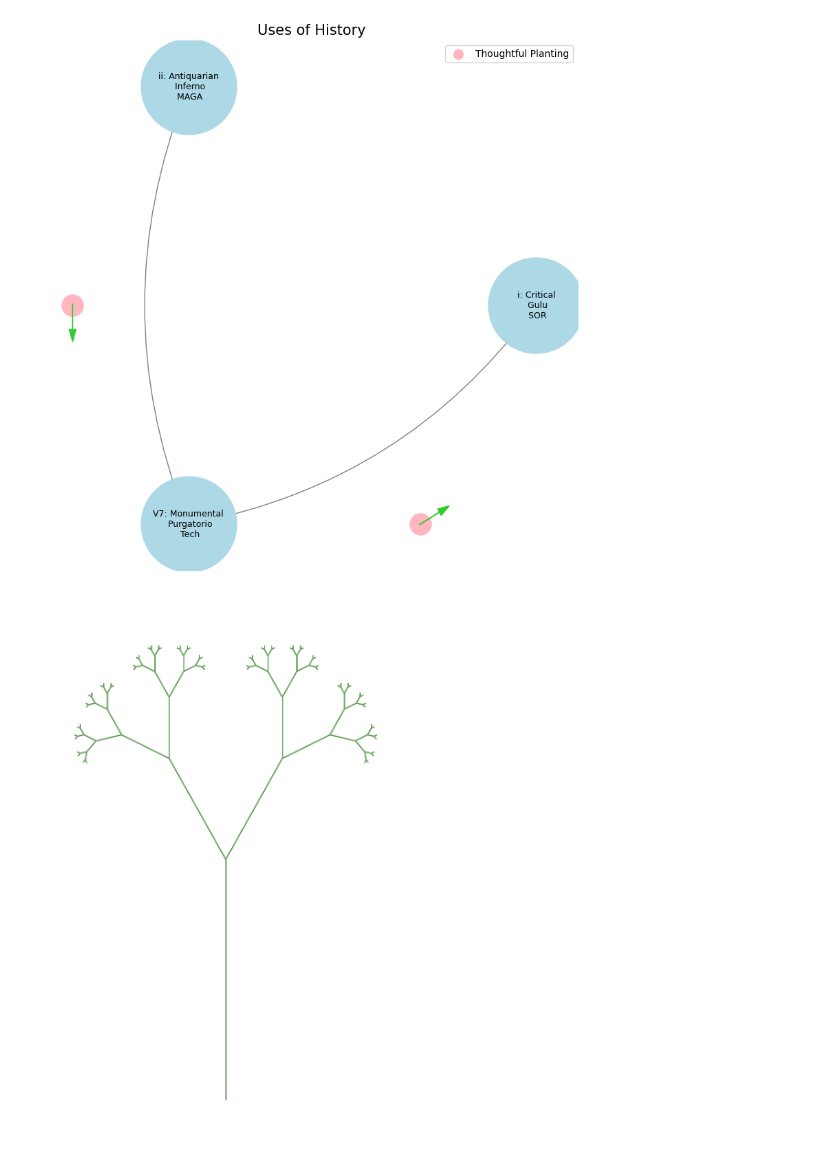
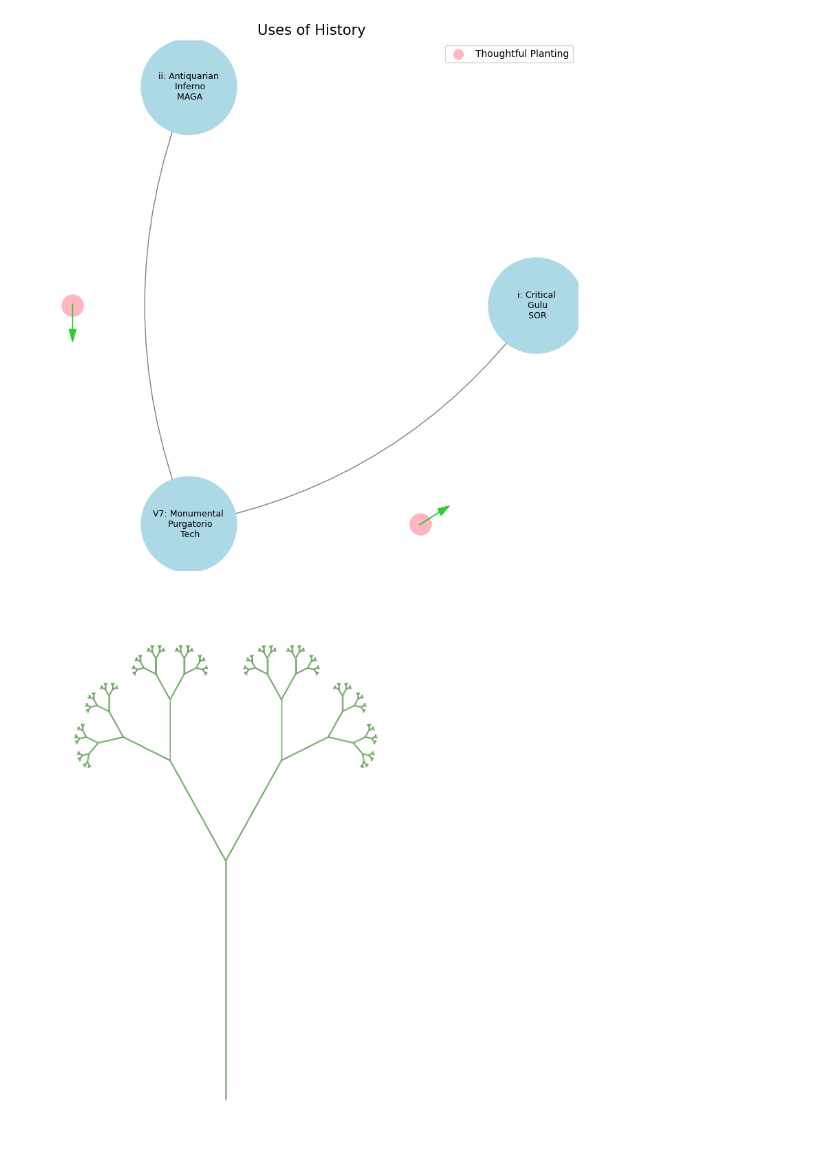
Before and after one commit to abikesa/workflow, a Jupyter notebook: _build/jupyter_execute/py.ipynb, the cells around one changed output. Drawn from its saved outputs; the diff is of its cells as text; code cells hidden in the pictures.

```diff
--- a/_build/jupyter_execute/py.ipynb
+++ b/_build/jupyter_execute/py.ipynb
@@ -875,32 +875,32 @@ def create_fern_graph(depth, scale=1):
     start = (0, 0)
     angle = (0, 1)
 
     add_fern_edges(G, start, depth, angle, scale)
 
     return G
 
 # Generate the fern graph
-fern_depth = 7  # Adjust depth for more or fewer branches
+fern_depth = 9  # Adjust depth for more or fewer branches
 fern_graph = create_fern_graph(fern_depth)
 
 # Define colors
 leaf_color = '#5F9E54'  # A green between lime and cabbage
 stem_color = '#3B6631'  # A darker green for the stem
 
 # Visualize the fern
 plt.figure(figsize=(8, 12))
 
 # Draw edges with different colors
 edges = fern_graph.edges()
 colors = [stem_color if i == 0 else leaf_color for i, (u, v) in enumerate(edges)]
 
 pos = {node: node for node in fern_graph.nodes()}
 nx.draw(fern_graph, pos, with_labels=False, node_size=0, edge_color=colors, width=2)
 
 plt.axis('off')
 
 # Save the image
 plt.savefig("/Users/apollo/Documents/rhythm/workflow/fern_fractal.png", dpi=300, bbox_inches='tight')
 plt.show()
 # %% [output]
-[figure, old version]
+[figure, new version]
```
Also changed, not shown: parts of 6 cells of this notebook, 37 other files.
